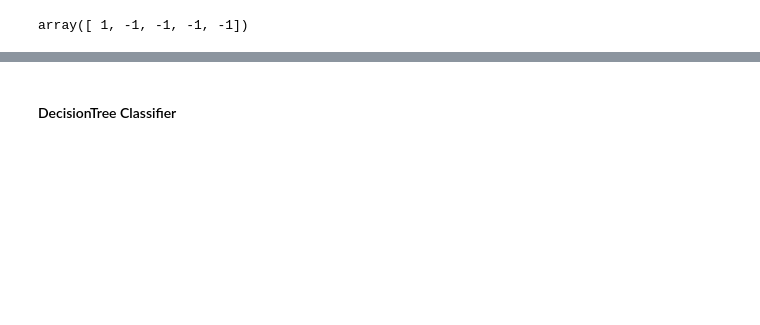
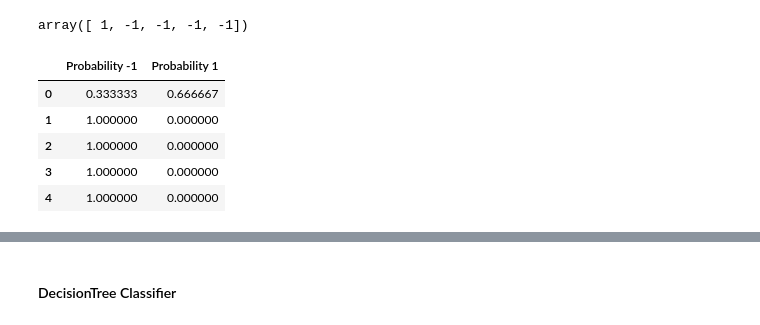
Before and after one commit to godsylla/UCI-Madelon-Dataset, a Jupyter notebook: ipynb/04-Classify_Using_Relevant_Features.ipynb, the cells around one changed output, grey strips where cells are left out. Saved outputs shown, nothing was run; the diff lists cells and outputs as text; code cells hidden in the pictures; blank space fills up the shorter version.

```diff
--- a/ipynb/04-Classify_Using_Relevant_Features.ipynb
+++ b/ipynb/04-Classify_Using_Relevant_Features.ipynb
@@ -526,4 +525,11 @@ knnGS_ypreds[:5]
 # %% [output]
 array([ 1, -1, -1, -1, -1])
 # %%
-pd.DataFrame(knnGS.predict_proba(madelonXtest), columns=['Probability -1', 'Probability 1'])
+pd.DataFrame(knnGS.predict_proba(madelonXtest), columns=['Probability -1', 'Probability 1']).head()
+# %% [output]
+|  | Probability -1 | Probability 1 |
+| 0 | 0.333333 | 0.666667 |
+| 1 | 1.000000 | 0.000000 |
+| 2 | 1.000000 | 0.000000 |
+| 3 | 1.000000 | 0.000000 |
+| 4 | 1.000000 | 0.000000 |
```
Also changed, not shown: parts of 31 cells of this notebook.
